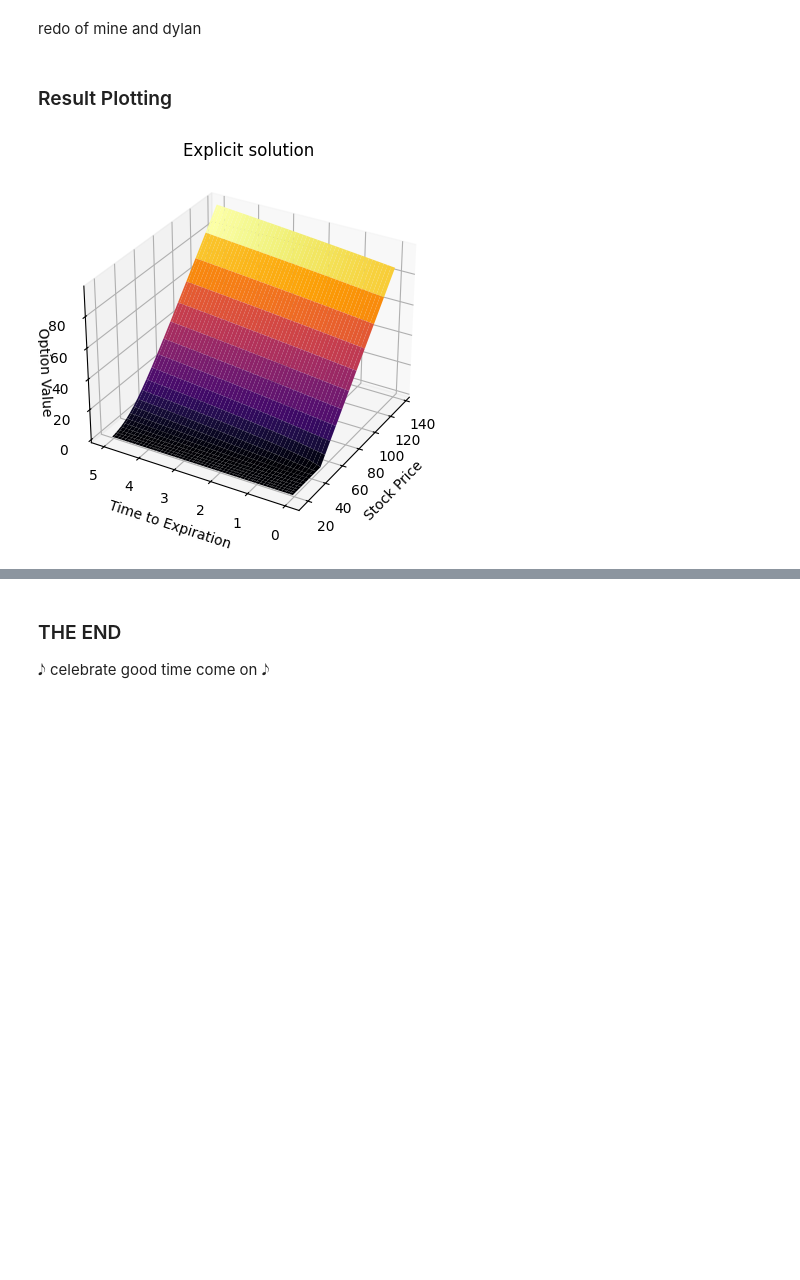
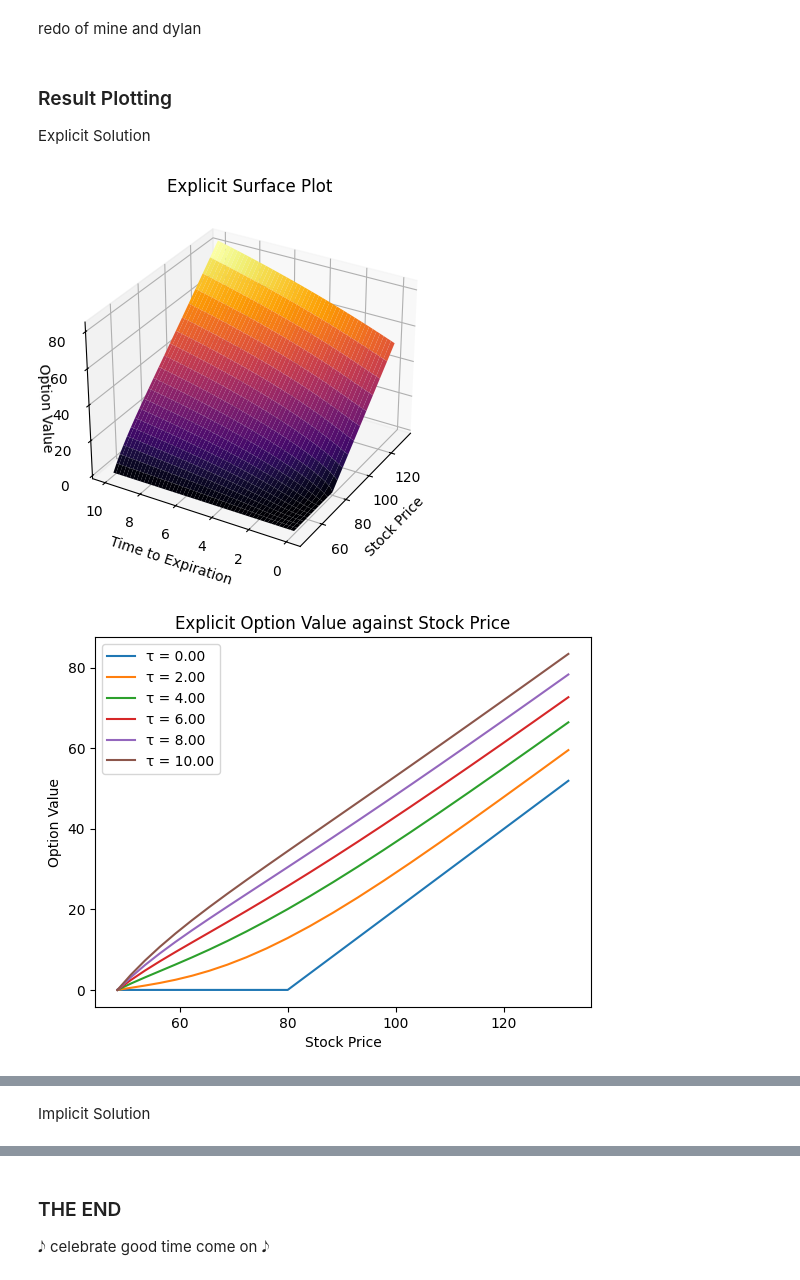
Before and after one commit to m1pan/Computing-Coursework, a Jupyter notebook: CW.Code.Template.ipynb, the cells around one changed output, grey strips where cells are left out. Drawn from its saved outputs; the diff is of its cells as text; code cells hidden in the pictures; blank space fills up the shorter version.

```diff
--- a/CW.Code.Template.ipynb
+++ b/CW.Code.Template.ipynb
@@ -45,9 +45,9 @@ $$ \beta = \frac{r^2}{2\sigma^2} + \frac{r}{2} + \frac{\sigma^2}{8} $$
 ### Setting Constants
 # %%
 # Expiration time in years
-T = 5
+T = 10
 # Strike price
-K = 50
+K = 80
 # Risk-free interest rate
 r = 0.05
 # Volatility of stock price
@@ -65,8 +65,8 @@ sigma2 = sigma**2 / 2
 # %%
 # In this section I am setting the domain of solution and the discretised grid
 # The domain of x
-L = 1
-h = 0.1     # step size
+L = 0.5
+h = 0.05     # step size
 
 
 
@@ -84,4 +84,3 @@ def grid(xi,hi,ti,pi):
 x, tau = grid(L,h,T,p)
 n = len(x)
 m = len(tau)
-print(n,m)
@@ -214,30 +196,51 @@ def implicit(u,m,n,p,h):
 u_implicit = implicit(u,m,n,p,h)
 # %% [markdown]
 ### Result Plotting
+Explicit Solution
 # %%
 # In this section I am showing the results
 # Convert the solutions into options value
 v_explicit = np.zeros((m,n))
 v_implicit = np.zeros((m,n))
 
 for i in range(m):
     divisor = np.exp(alpha*x+beta*tau[i])
     v_explicit[i] = u_explicit[i] / divisor
     v_implicit[i] = u_implicit[i] / divisor
 # convert x domain into stock price
 S = K * np.exp(x)
 s_grid, tau_grid = np.meshgrid(S,tau)
 
 
 # surface plot of the explicit solution
 fig, ax = plt.subplots(subplot_kw={"projection": "3d"})
 ax.plot_surface(s_grid,tau_grid,v_explicit,cmap='inferno')
-ax.set_title('Explicit solution')
+ax.set_title('Explicit Surface Plot')
 ax.set_xlabel('Stock Price')
 ax.set_ylabel('Time to Expiration')
 ax.set_zlabel('Option Value')
 ax.zaxis.labelpad=-3
 ax.view_init(30, -150)
 plt.show()
+
+# Plot the value-stockprice plot at different times of explicit solution
+fig, ax = plt.subplots()
+for i in range(0,m,int(m/5)):
+    ax.plot(S,v_explicit[i],label='τ = %.2f' % tau[i])
+ax.set_title('Explicit Option Value against Stock Price')
+ax.set_xlabel('Stock Price')
+ax.set_ylabel('Option Value')
+ax.legend()
+plt.show()
+
+# contour plot of the explicit solution
+fig, ax = plt.subplots()
+cp = ax.contourf(s_grid,tau_grid,v_explicit,cmap='inferno')
+fig.colorbar(cp)
+ax.set_title('Explicit Contour Plot')
+ax.set_xlabel('Stock Price')
+ax.set_ylabel('Time to Expiration')
+plt.show()
 # %% [output]
-[figure, old version]
+[figure, new version]
+[figure, added]
@@ -244,3 +248,5 @@ plt.show()
+# %% [markdown]
+Implicit Solution
 # %%
 # surface plot of the implicit solution
 fig, ax = plt.subplots(subplot_kw={"projection": "3d"})
```
Also changed, not shown: parts of 8 cells of this notebook.
